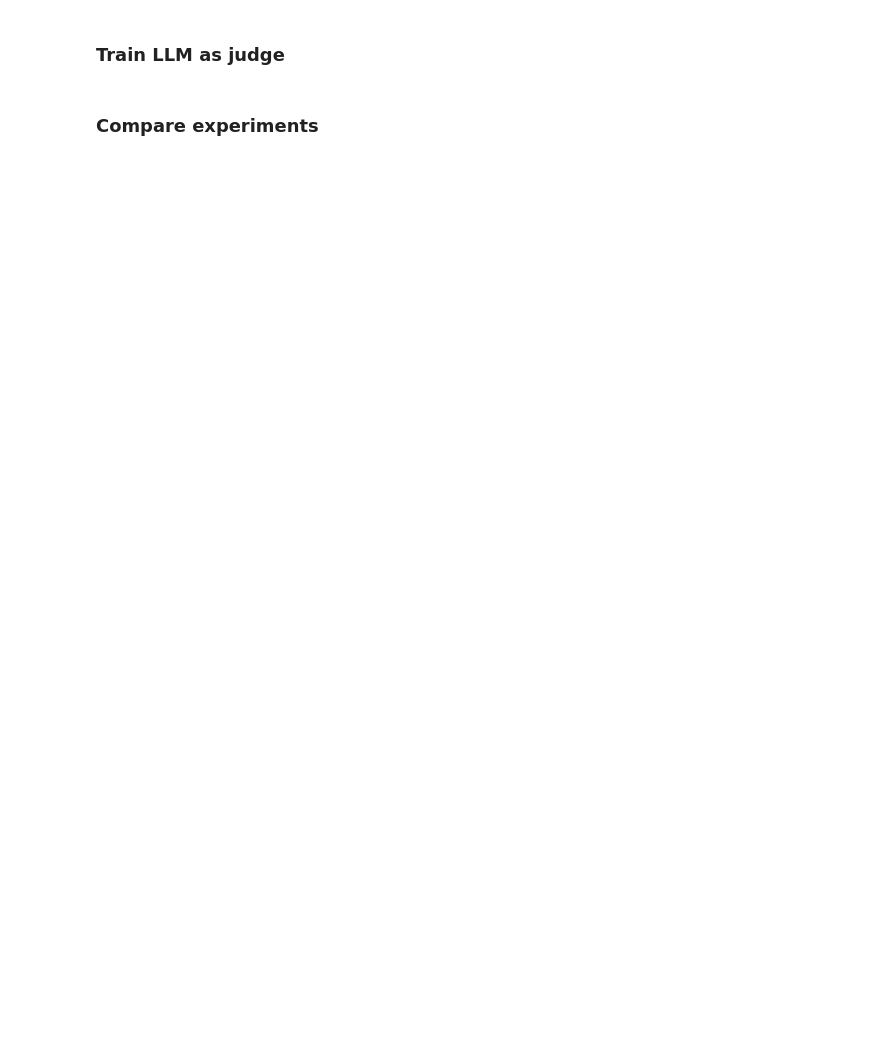
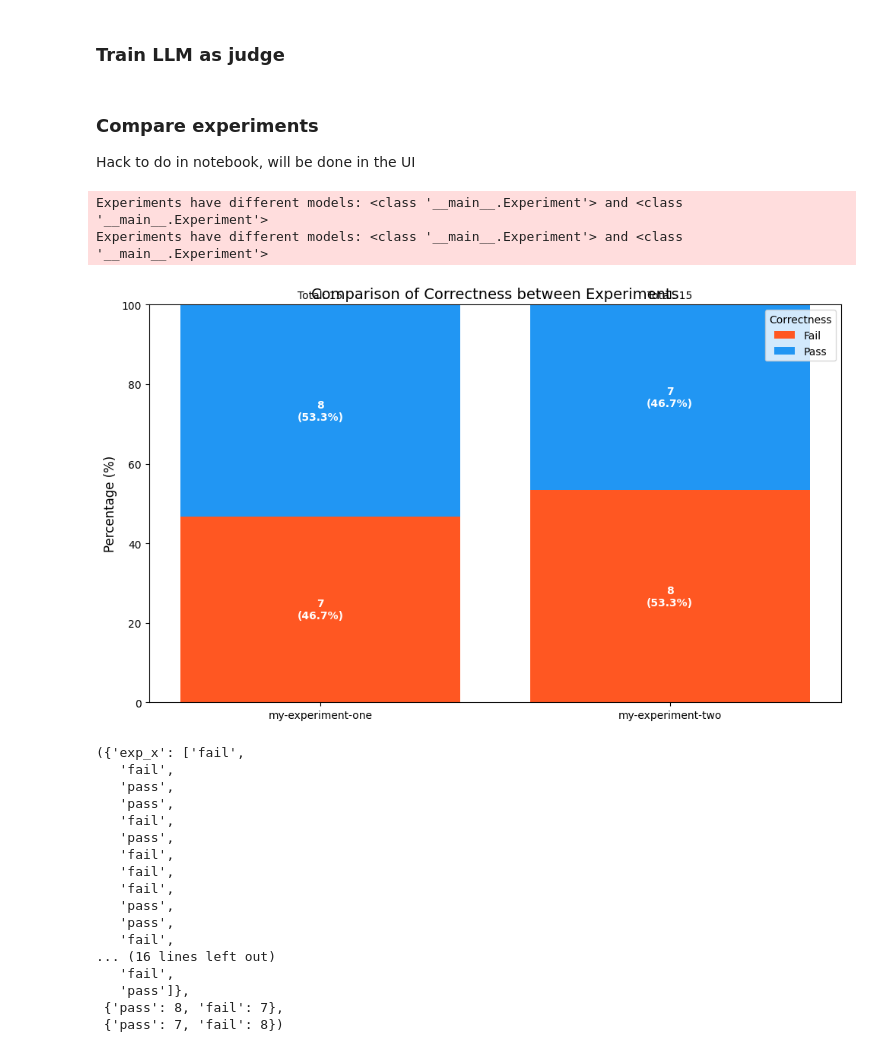
Before and after one commit to NirantK/ragas-notes, a Jupyter notebook: rag-playground/playground.ipynb, the cells around one changed output. Cells and saved outputs as stored; diff of their text form; code cells hidden in the pictures; blank space fills up the shorter version.

```diff
--- a/rag-playground/playground.ipynb
+++ b/rag-playground/playground.ipynb
@@ -10,17 +10,13 @@ PATH = "/Users/shahules/Myprojects/notes/.envrc"
 load_dotenv(PATH)
 PROJECT_ID = os.environ.get("PROJECT_ID")
 NOTION_TOKEN = os.environ.get("NOTION_TOKEN")
-# %%
-# os.environ["OPENAI_API_KEY"] = "your-api-key"
-PROJECT_ID = "1b35d9bf94ff801792bfd1824fac0c96"
-NOTION_TOKEN = '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'
 # %% [markdown]
 ## Customer support Agent
 # %%
 ! git clone https://huggingface.co/datasets/explodinggradients/ragas-airline-dataset
 # %%
-from src import AIAgent
-customer_support_agent = AIAgent()
+from src import AgentAI
+customer_support_agent = AgentAI()
 # %%
 response = await customer_support_agent.ask("Can i get a refund for my missed flight?")
 print(response)
@@ -167,11 +159,4 @@ embedding = ragas_embedding(provider='openai',client=OpenAI(),model="text-embedd
 my_metric.train(project,experiment_names=['my-experiment-one'],embedding_model=embedding,model=Experiment,method={})
 # %% [markdown]
 ### Compare experiments
+Hack to do in notebook, will be done in the UI
-# %%
-def compare_and_plot(exp_x:str , exp_y:str, metric_name:str):
-    exp_x = project.get_experiment(exp_x,Experiment)
-    exp_y = project.get_experiment(exp_y,Experiment)
-    project.compare_experiments(exp_x,exp_y)
-
-    exp_x.load()
-    exp_y.load()
@@ -177,0 +250,23 @@ def compare_and_plot(exp_x:str , exp_y:str, metric_name:str):
+# %%
+compare_and_plot('my-experiment-one', 'my-experiment-two', my_metric)
+# %% [output]
+Experiments have different models: <class '__main__.Experiment'> and <class '__main__.Experiment'>
+Experiments have different models: <class '__main__.Experiment'> and <class '__main__.Experiment'>
+[figure, added]
+({'exp_x': ['fail',
+   'fail',
+   'pass',
+   'pass',
+   'fail',
+   'pass',
+   'fail',
+   'fail',
+   'fail',
+   'pass',
+   'pass',
+   'fail',
+... (16 lines left out)
+   'fail',
+   'pass']},
+ {'pass': 8, 'fail': 7},
+ {'pass': 7, 'fail': 8})
```
Also changed, not shown: parts of 5 cells of this notebook, 1 other file.
